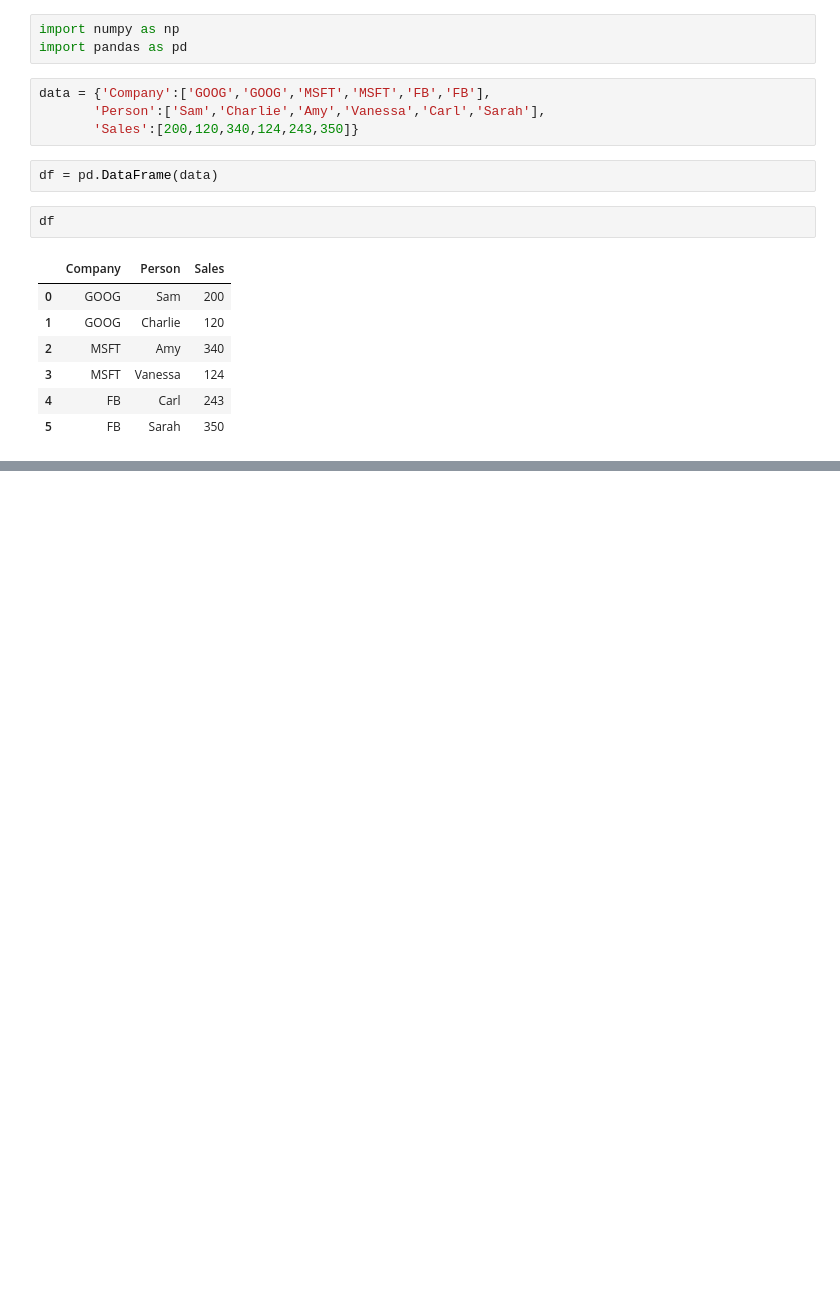
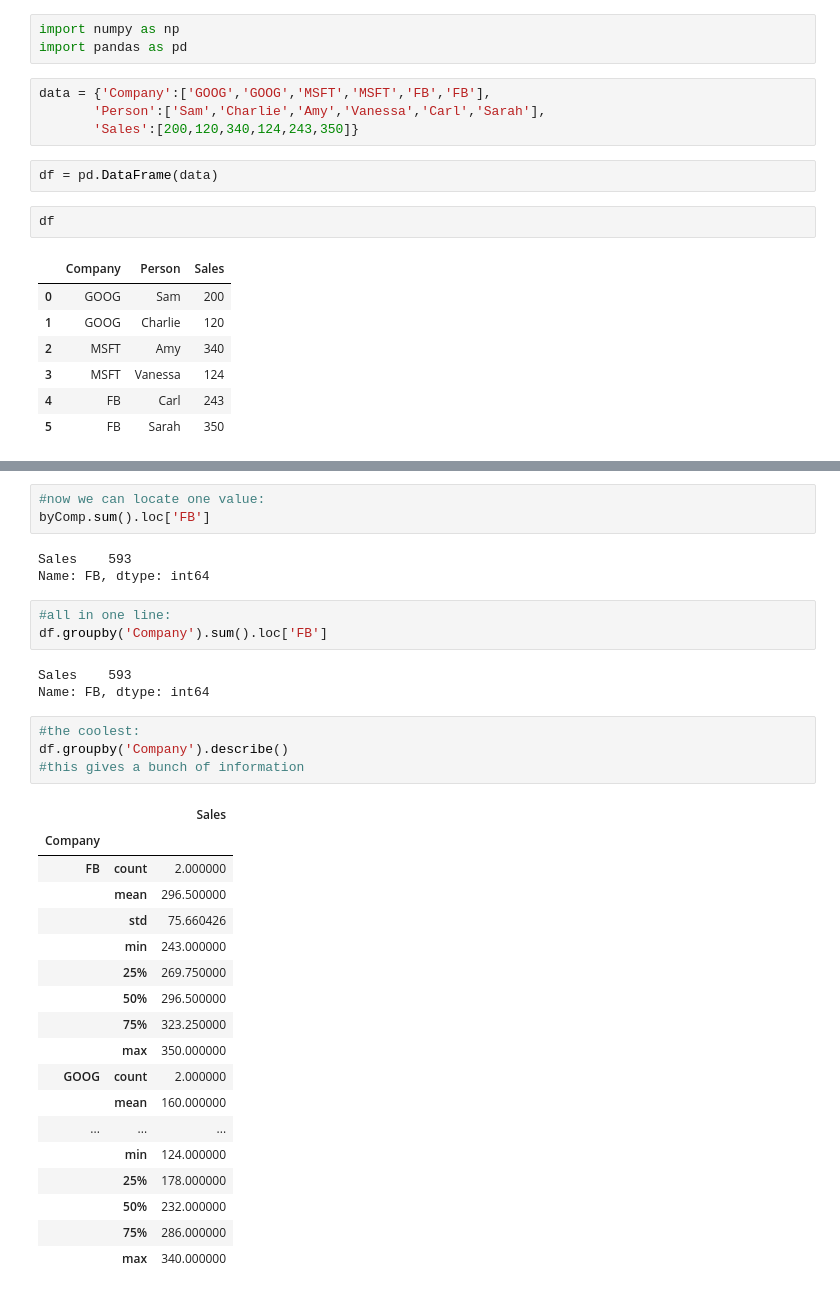
Before and after one commit to woskar/datascience, a Jupyter notebook: Pandas.ipynb, the cells around one changed output, grey strips where cells are left out. Cells and saved outputs as stored; diff of their text form; blank space fills up the shorter version.

Commit message:
groupby method

```diff
--- a/Pandas.ipynb
+++ b/Pandas.ipynb
@@ -551,0 +575,35 @@ d
+# %%
+#now we can locate one value:
+byComp.sum().loc['FB']
+# %% [output]
+Sales    593
+Name: FB, dtype: int64
+# %%
+#all in one line:
+df.groupby('Company').sum().loc['FB']
+# %% [output]
+Sales    593
+Name: FB, dtype: int64
+# %%
+#the coolest:
+df.groupby('Company').describe()
+#this gives a bunch of information
+# %% [output]
+|  |  | Sales |
+| Company |  |  |
+| FB | count | 2.000000 |
+|  | mean | 296.500000 |
+|  | std | 75.660426 |
+|  | min | 243.000000 |
+|  | 25% | 269.750000 |
+|  | 50% | 296.500000 |
+|  | 75% | 323.250000 |
+|  | max | 350.000000 |
+| GOOG | count | 2.000000 |
+|  | mean | 160.000000 |
+| ... | ... | ... |
+|  | min | 124.000000 |
+|  | 25% | 178.000000 |
+|  | 50% | 232.000000 |
+|  | 75% | 286.000000 |
+|  | max | 340.000000 |
```
Also changed, not shown: parts of 8 cells of this notebook.
